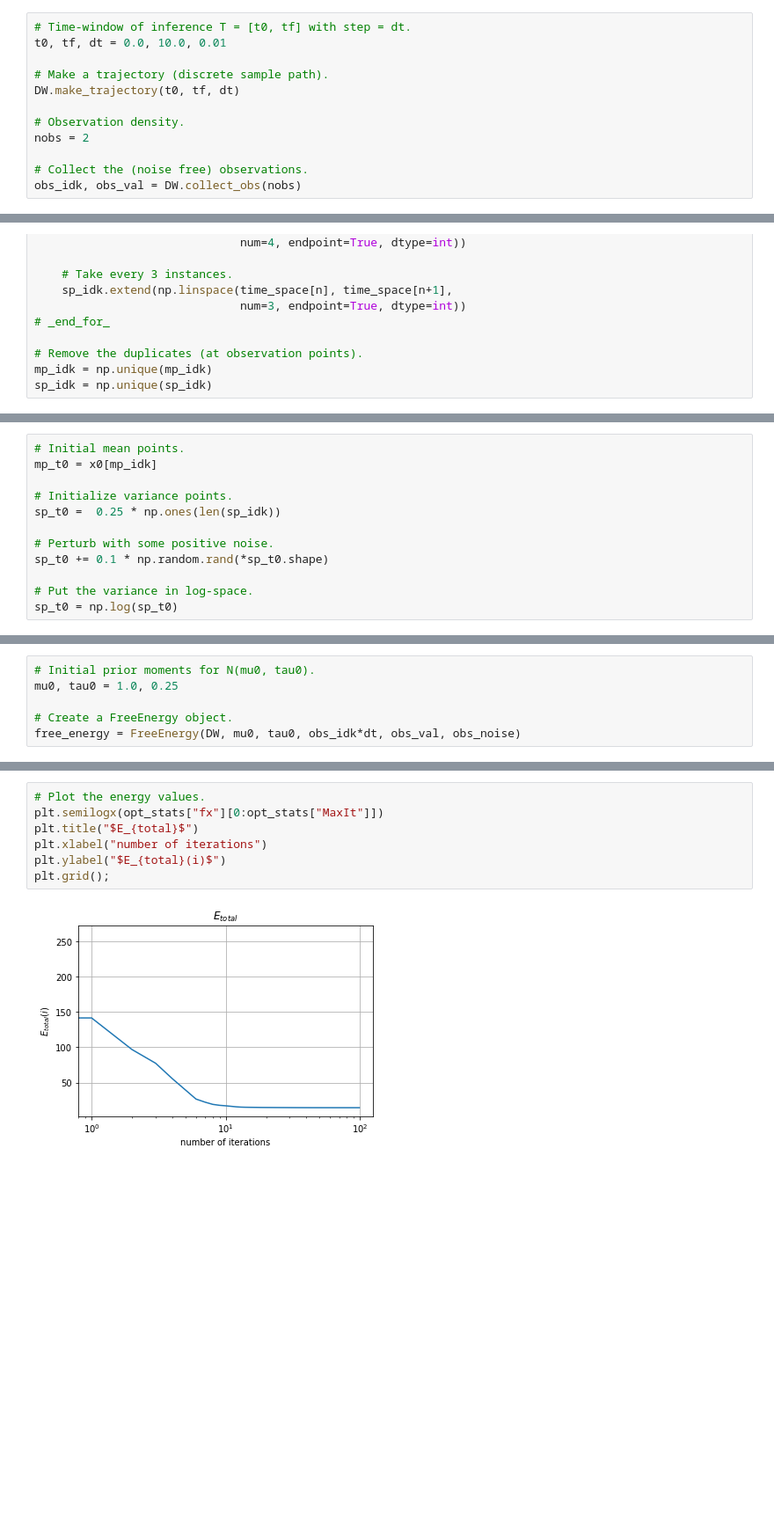
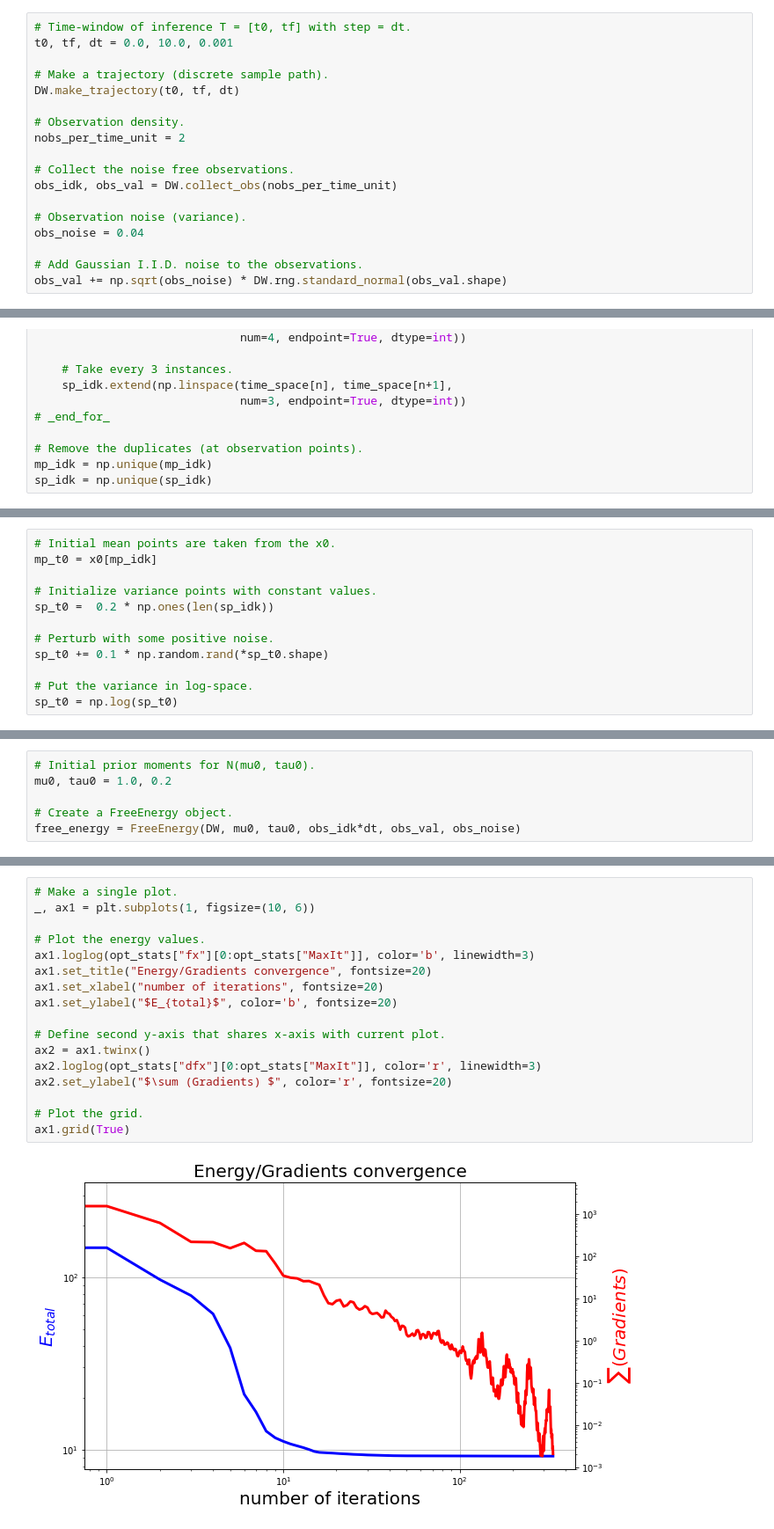
Before and after one commit to vrettasm/MeanFieldVarGP, a Jupyter notebook: src/examples/example_DW.ipynb, the cells around one changed output, grey strips where cells are left out. Shown at 88% size. Drawn from its saved outputs; the diff is of its cells as text; blank space fills up the shorter version.

```diff
--- a/src/examples/example_DW.ipynb
+++ b/src/examples/example_DW.ipynb
@@ -27,12 +34,18 @@ DW = DoubleWell(sigma, theta, r_seed=180)
 # %%
 # Time-window of inference T = [t0, tf] with step = dt.
-t0, tf, dt = 0.0, 10.0, 0.01
+t0, tf, dt = 0.0, 10.0, 0.001
 
 # Make a trajectory (discrete sample path).
 DW.make_trajectory(t0, tf, dt)
 
 # Observation density.
-nobs = 2
+nobs_per_time_unit = 2
 
-# Collect the (noise free) observations.
-obs_idk, obs_val = DW.collect_obs(nobs)
+# Collect the noise free observations.
+obs_idk, obs_val = DW.collect_obs(nobs_per_time_unit)
+
+# Observation noise (variance).
+obs_noise = 0.04
+
+# Add Gaussian I.I.D. noise to the observations.
+obs_val += np.sqrt(obs_noise) * DW.rng.standard_normal(obs_val.shape)
@@ -109,9 +142,9 @@ sp_idk = np.unique(sp_idk)
 # %%
-# Initial mean points.
+# Initial mean points are taken from the x0.
 mp_t0 = x0[mp_idk]
 
-# Initialize variance points.
-sp_t0 =  0.25 * np.ones(len(sp_idk))
+# Initialize variance points with constant values.
+sp_t0 =  0.2 * np.ones(len(sp_idk))
 
 # Perturb with some positive noise.
 sp_t0 += 0.1 * np.random.rand(*sp_t0.shape)
@@ -121,6 +156,6 @@ sp_t0 = np.log(sp_t0)
 # %%
 # Initial prior moments for N(mu0, tau0).
-mu0, tau0 = 1.0, 0.25
+mu0, tau0 = 1.0, 0.2
 
 # Create a FreeEnergy object.
 free_energy = FreeEnergy(DW, mu0, tau0, obs_idk*dt, obs_val, obs_noise)
@@ -151,9 +207,19 @@ opt_x, opt_fx, opt_stats = opt_res
 # %%
+# Make a single plot.
+_, ax1 = plt.subplots(1, figsize=(10, 6))
+
 # Plot the energy values.
-plt.semilogx(opt_stats["fx"][0:opt_stats["MaxIt"]])
-plt.title("$E_{total}$")
-plt.xlabel("number of iterations")
-plt.ylabel("$E_{total}(i)$")
-plt.grid();
+ax1.loglog(opt_stats["fx"][0:opt_stats["MaxIt"]], color='b', linewidth=3)
+ax1.set_title("Energy/Gradients convergence", fontsize=20)
+ax1.set_xlabel("number of iterations", fontsize=20)
+ax1.set_ylabel("$E_{total}$", color='b', fontsize=20)
+
+# Define second y-axis that shares x-axis with current plot.
+ax2 = ax1.twinx()
+ax2.loglog(opt_stats["dfx"][0:opt_stats["MaxIt"]], color='r', linewidth=3)
+ax2.set_ylabel("$\sum (Gradients) $", color='r', fontsize=20)
+
+# Plot the grid.
+ax1.grid(True)
 # %% [output]
-[figure, old version]
+[figure, new version]
```
Also changed, not shown: parts of 29 cells of this notebook.
